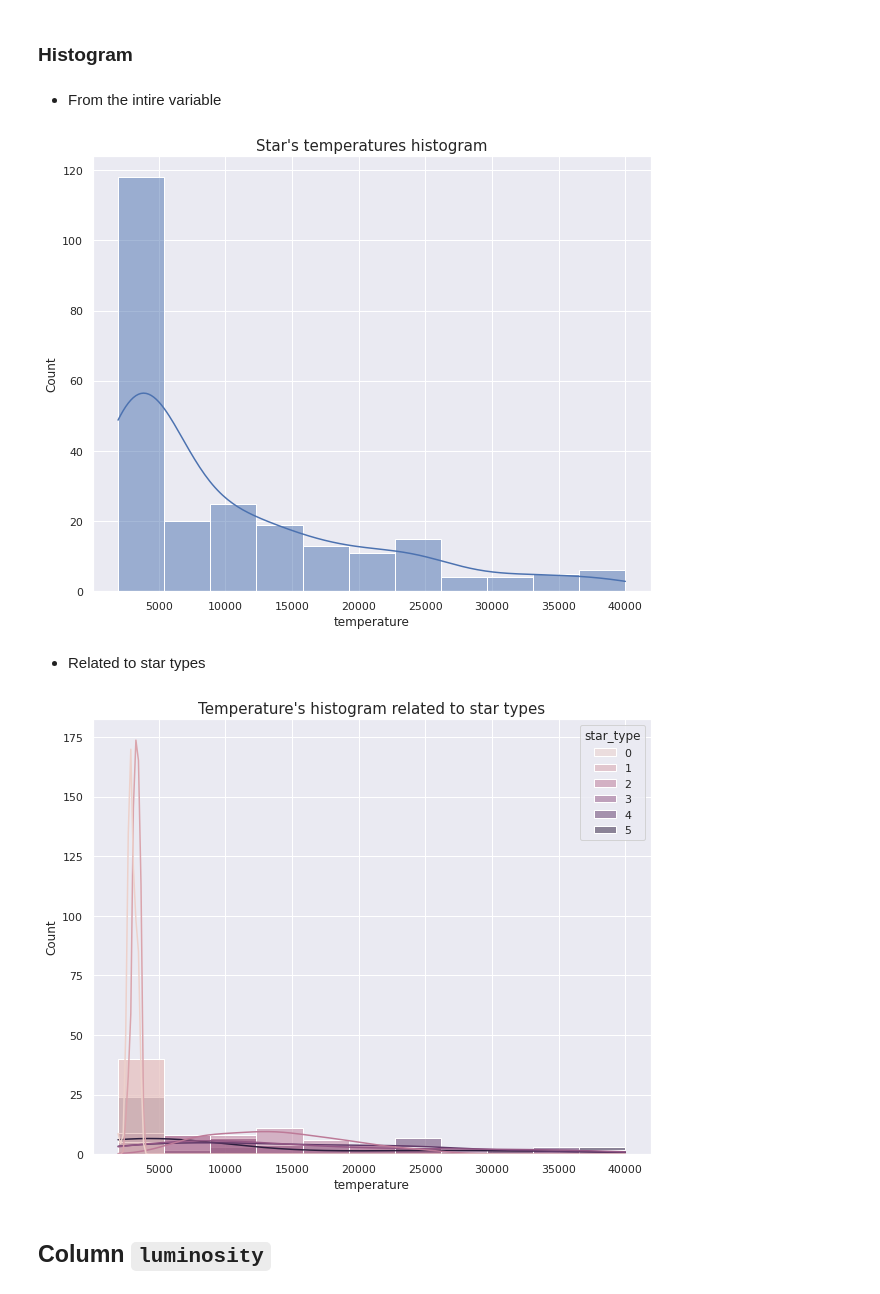
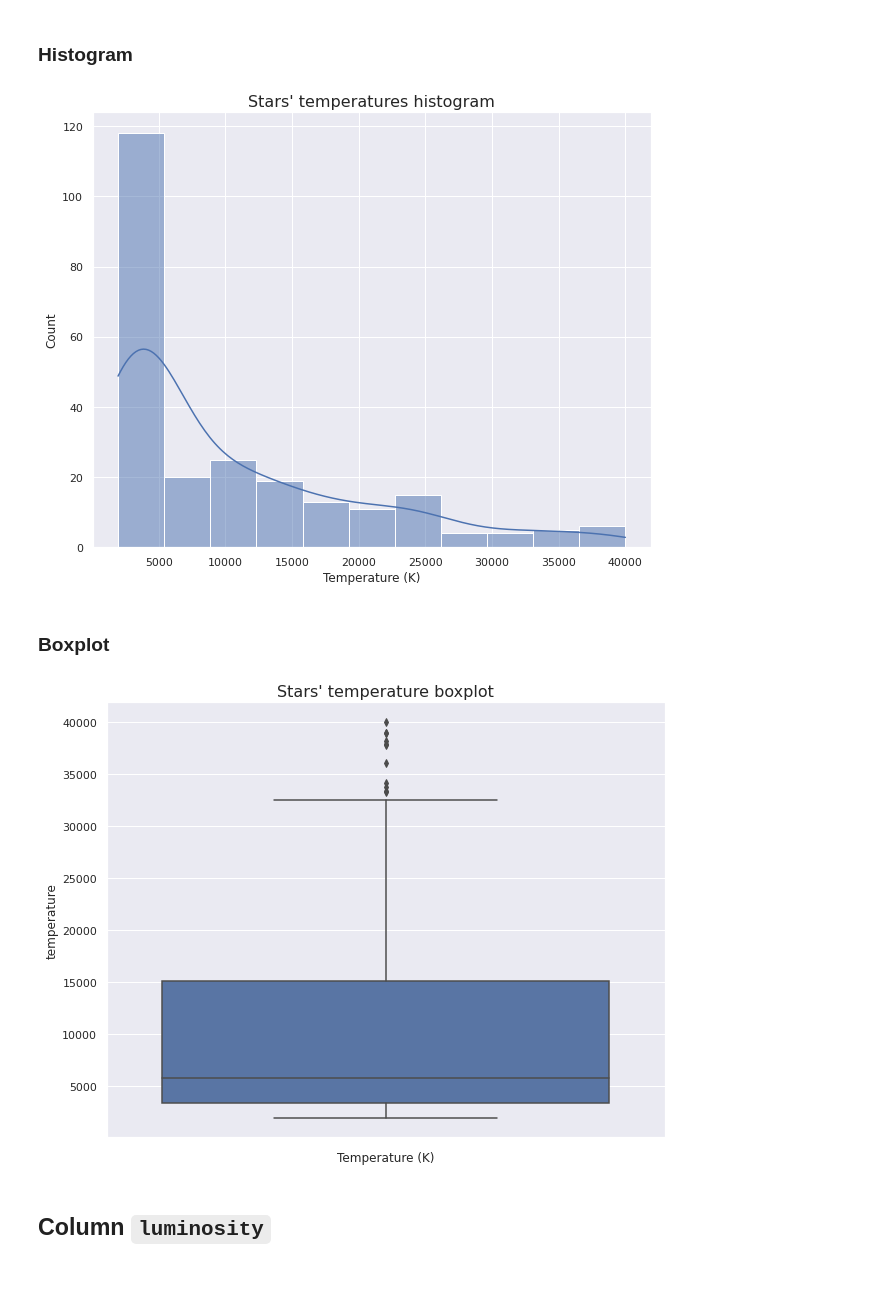
Before and after one commit to DamodaraBarbosa/machine_learning_studies, a Jupyter notebook: Star_type_prediction.ipynb, the cells around one changed output. Saved outputs shown, nothing was run; the diff lists cells and outputs as text; code cells hidden in the pictures.

```diff
--- a/Star_type_prediction.ipynb
+++ b/Star_type_prediction.ipynb
@@ -81,7 +81,7 @@ There is no null value in the intire dataset.
 To make access to dataframe column information, columns are renamed.
 # %%
 df.columns = ['temperature', 'luminosity',
-              'radius', 'absolute_magnitue',
+              'radius', 'absolute_magnitude',
               'star_type', 'star_color', 'spectral_class']
 # %%
 df.head()
@@ -148,24 +129,24 @@ pd.DataFrame(df['temperature'].describe()[['25%', '50%', '75%']])
 | 75% | 15055.50 |
 # %% [markdown]
 ### Histogram
-# %% [markdown]
-* From the intire variable
 # %%
 plt.figure(figsize= (10, 8))
 ax = sns.histplot(data= df, x= 'temperature', kde= True)
-ax.set_title("Star's temperatures histogram", fontsize= 15)
+ax.set_title("Stars' temperatures histogram", fontsize= 16)
+plt.xlabel('Temperature (K)')
 plt.show()
 # %% [output]
-[figure, old version]
+[figure, new version]
-# %% [markdown]
-* Related to star types
+# %% [markdown]
+### Boxplot
 # %%
 plt.figure(figsize= (10, 8))
-ax = sns.histplot(data= df, x= 'temperature', kde= True, hue= 'star_type')
-ax.set_title("Temperature's histogram related to star types", fontsize= 15)
+ax = sns.boxplot(data= df, y= 'temperature')
+ax.set_title("Stars' temperature boxplot", fontsize= 16)
+plt.xlabel('Temperature (K)')
 plt.show()
 # %% [output]
-[figure, old version]
+[figure, new version]
 # %% [markdown]
 ## Column `luminosity`
 # %% [markdown]
```
Also changed, not shown: parts of 74 cells of this notebook.
